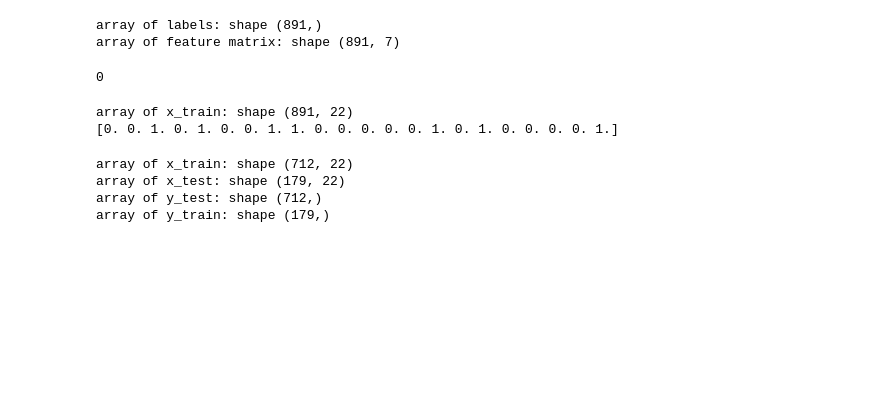
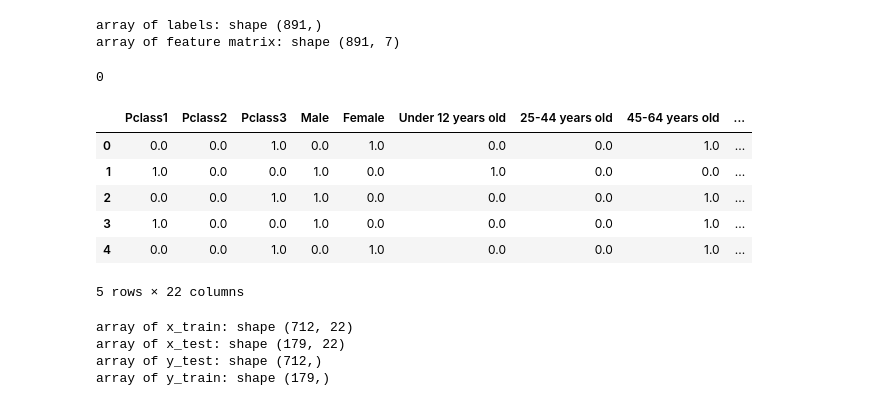
Before and after one commit to flute321/TitanticDataset, a Jupyter notebook: cs484-project.ipynb, the cells around one changed output. Saved outputs shown, nothing was run; the diff lists cells and outputs as text; code cells hidden in the pictures; blank space fills up the shorter version.

```diff
--- a/cs484-project.ipynb
+++ b/cs484-project.ipynb
@@ -256,15 +256,24 @@ array of feature matrix: shape (891, 7)
 # %%
 from sklearn.preprocessing import OneHotEncoder
 
 #encode the features
 encoder= OneHotEncoder(sparse =False)
 features_transformed = encoder.fit_transform(features)
 
-print('array of x_train: shape ' + str(np.shape(features_transformed)))
-print(features_transformed[0])
+# print('array of x_train: shape ' + str(np.shape(features_transformed)))
+# print(features_transformed[0])
+
+
+updated_train = pd.DataFrame(features_transformed, columns=['Pclass1', 'Pclass2','Pclass3' ,'Male', 'Female', "Under 12 years old","25-44 years old", "45-64 years old", "65 years or older" ,"0 sibsp members" , "1-4 sibsp members","5+ sibsp members", "0 parch members","1-4 parch members","5+ parch members", "Fare Under 10 ", "Fare 11-30","Fare 31+",'emabark: Cherbourg', 'emabark: Queenstown', 'emabark: Southampton', 'emabark: NAN'])
+updated_train.head()
 # %% [output]
+|  | Pclass1 | Pclass2 | Pclass3 | Male | Female | Under 12 years old | 25-44 years old | 45-64 years old | ... |
+| 0 | 0.0 | 0.0 | 1.0 | 0.0 | 1.0 | 0.0 | 0.0 | 1.0 | ... |
+| 1 | 1.0 | 0.0 | 0.0 | 1.0 | 0.0 | 1.0 | 0.0 | 0.0 | ... |
+| 2 | 0.0 | 0.0 | 1.0 | 1.0 | 0.0 | 0.0 | 0.0 | 1.0 | ... |
+| 3 | 1.0 | 0.0 | 0.0 | 1.0 | 0.0 | 0.0 | 0.0 | 1.0 | ... |
+| 4 | 0.0 | 0.0 | 1.0 | 0.0 | 1.0 | 0.0 | 0.0 | 1.0 | ... |
-array of x_train: shape (891, 22)
-[0. 0. 1. 0. 1. 0. 0. 1. 1. 0. 0. 0. 0. 0. 1. 0. 1. 0. 0. 0. 0. 1.]
+5 rows × 22 columns
 # %%
 #making the training and validation set
 from sklearn.model_selection import train_test_split
```
Also changed, not shown: 2 other files.
